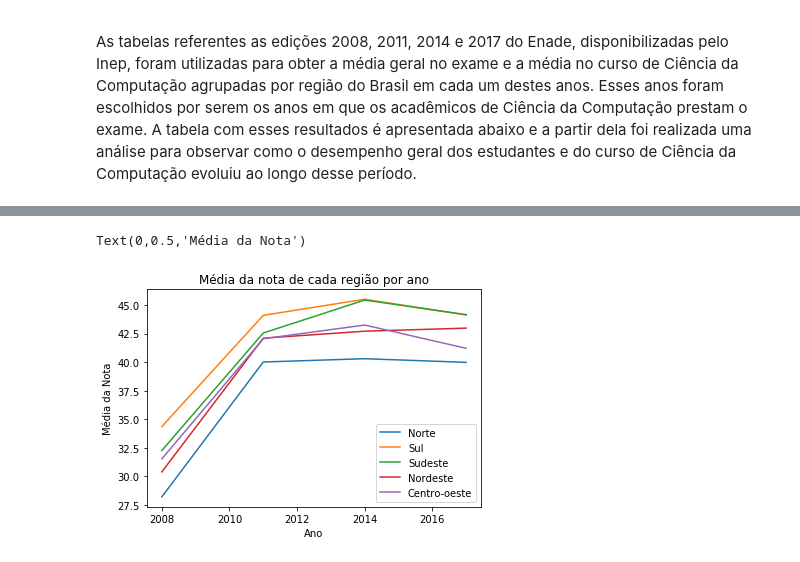
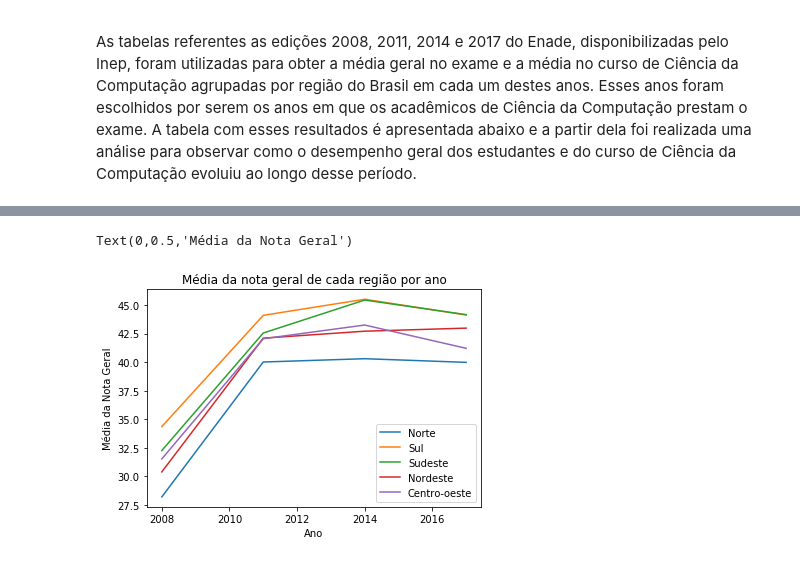
Before and after one commit to BrenoPeixotobr/topicosic, a Jupyter notebook: Trabalho/AnaliseHistorica.ipynb, the cells around one changed output, grey strips where cells are left out. Drawn from its saved outputs; the diff is of its cells as text; code cells hidden in the pictures.

```diff
--- a/Trabalho/AnaliseHistorica.ipynb
+++ b/Trabalho/AnaliseHistorica.ipynb
@@ -48,13 +48,13 @@ tabela.head(21) # Exibindo todas as 21 linhas do arquivo
 # %%
 plt.plot(tabela.ANO[tabela.REGIAO == 'N'], tabela.MEDIA_GERAL[tabela.REGIAO == 'N'], label='Norte')
 plt.plot(tabela.ANO[tabela.REGIAO == 'S'], tabela.MEDIA_GERAL[tabela.REGIAO == 'S'], label='Sul')
 plt.plot(tabela.ANO[tabela.REGIAO == 'SE'], tabela.MEDIA_GERAL[tabela.REGIAO == 'SE'], label='Sudeste')
 plt.plot(tabela.ANO[tabela.REGIAO == 'NE'], tabela.MEDIA_GERAL[tabela.REGIAO == 'NE'], label='Nordeste')
 plt.plot(tabela.ANO[tabela.REGIAO == 'CO'], tabela.MEDIA_GERAL[tabela.REGIAO == 'CO'], label='Centro-oeste')
 plt.legend()
-plt.title('Média da nota de cada região por ano')
+plt.title('Média da nota geral de cada região por ano')
 plt.xlabel('Ano')
-plt.ylabel('Média da Nota')
+plt.ylabel('Média da Nota Geral')
 # %% [output]
-Text(0,0.5,'Média da Nota')
+Text(0,0.5,'Média da Nota Geral')
-[figure, old version]
+[figure, new version]
```
Also changed, not shown: parts of 1 cell of this notebook.
